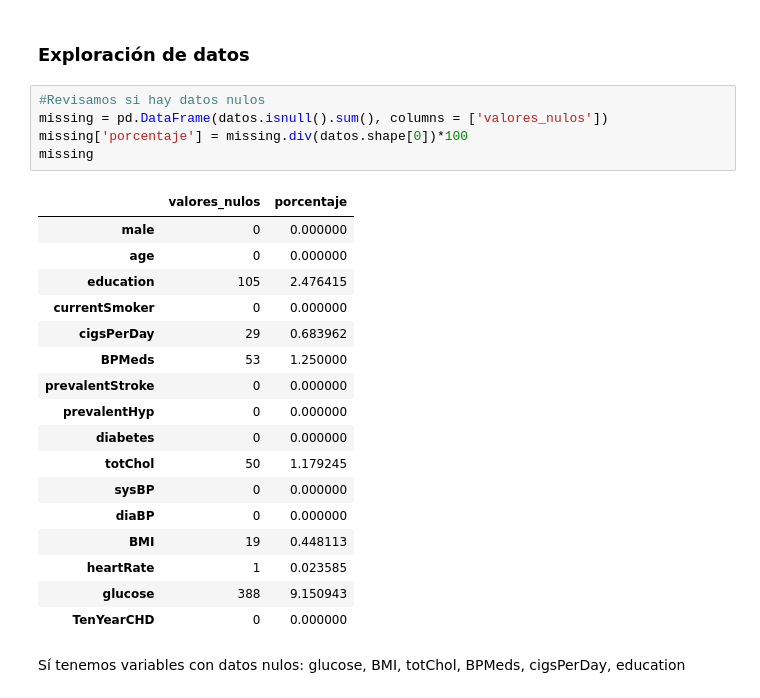
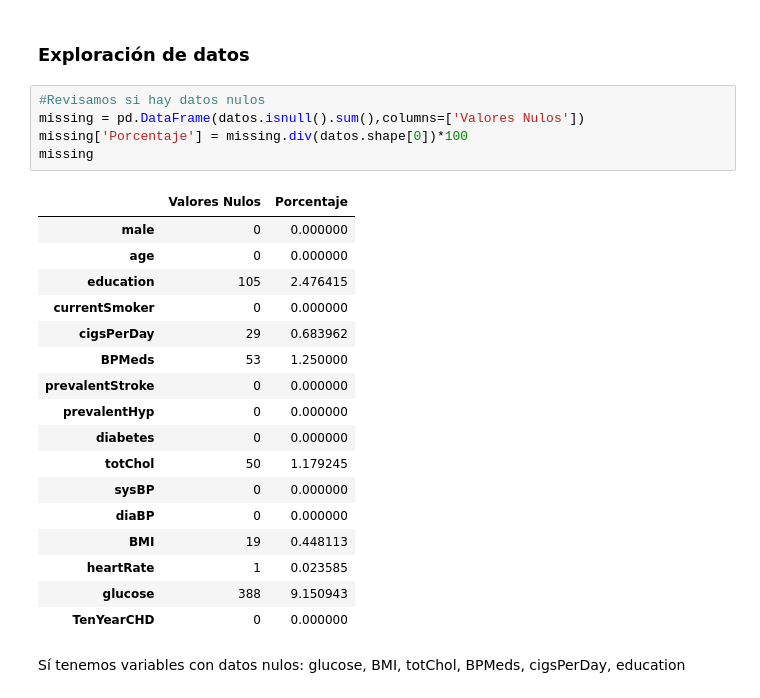
Before and after one commit to flavioherrada09/ModeladoDeDatos, a Jupyter notebook: Clasificación/comparar_modelos_clasif.ipynb, the cells around one changed output. Drawn from its saved outputs; the diff is of its cells as text.

```diff
--- a/Clasificación/comparar_modelos_clasif.ipynb
+++ b/Clasificación/comparar_modelos_clasif.ipynb
@@ -166,11 +166,11 @@ datos.shape
 ### Exploración de datos
 # %%
 #Revisamos si hay datos nulos
-missing = pd.DataFrame(datos.isnull().sum(), columns = ['valores_nulos'])
-missing['porcentaje'] = missing.div(datos.shape[0])*100
+missing = pd.DataFrame(datos.isnull().sum(),columns=['Valores Nulos'])
+missing['Porcentaje'] = missing.div(datos.shape[0])*100
 missing
 # %% [output]
-|  | valores_nulos | porcentaje |
+|  | Valores Nulos | Porcentaje |
 | male | 0 | 0.000000 |
 | age | 0 | 0.000000 |
 | education | 105 | 2.476415 |
```
Also changed, not shown: parts of 48 cells of this notebook, 6 other files.
